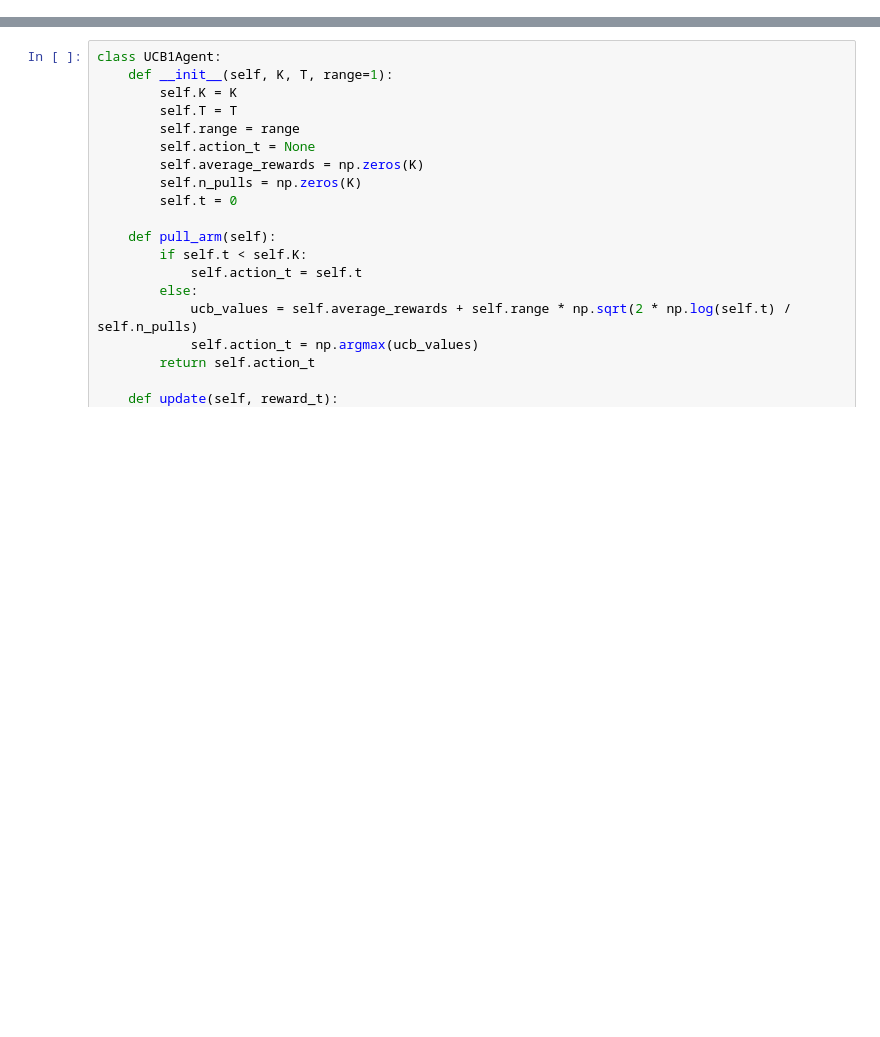
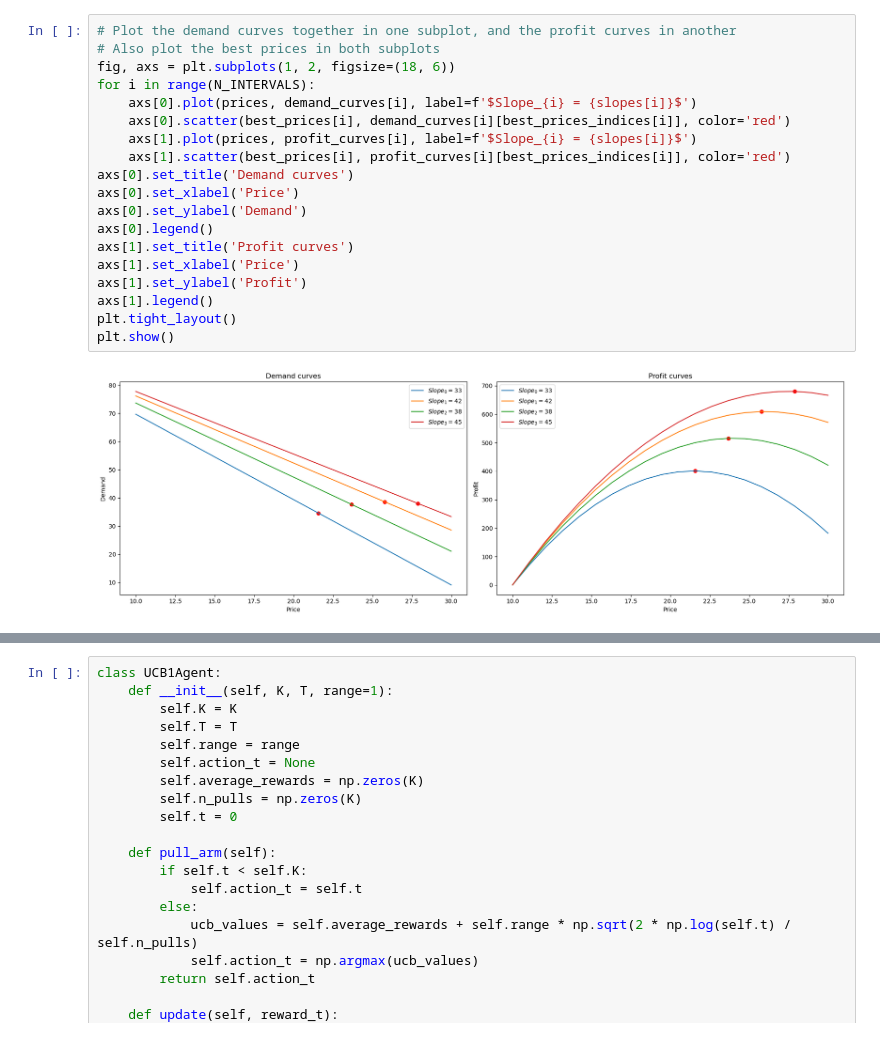
Before and after one commit to GabriFarace/OLA-project, a Jupyter notebook: requirement3.ipynb, the cells around one changed output, grey strips where cells are left out. Saved outputs shown, nothing was run; the diff lists cells and outputs as text; blank space fills up the shorter version.

```diff
--- a/requirement3.ipynb
+++ b/requirement3.ipynb
@@ -7,0 +52,21 @@ conversion_probability = lambda price, slope: 1 - price / slope
+# %%
+# Plot the demand curves together in one subplot, and the profit curves in another
+# Also plot the best prices in both subplots
+fig, axs = plt.subplots(1, 2, figsize=(18, 6))
+for i in range(N_INTERVALS):
+    axs[0].plot(prices, demand_curves[i], label=f'$Slope_{i} = {slopes[i]}$')
+    axs[0].scatter(best_prices[i], demand_curves[i][best_prices_indices[i]], color='red')
+    axs[1].plot(prices, profit_curves[i], label=f'$Slope_{i} = {slopes[i]}$')
+    axs[1].scatter(best_prices[i], profit_curves[i][best_prices_indices[i]], color='red')
+axs[0].set_title('Demand curves')
+axs[0].set_xlabel('Price')
+axs[0].set_ylabel('Demand')
+axs[0].legend()
+axs[1].set_title('Profit curves')
+axs[1].set_xlabel('Price')
+axs[1].set_ylabel('Profit')
+axs[1].legend()
+plt.tight_layout()
+plt.show()
+# %% [output]
+[figure, added]
```
Also changed, not shown: parts of 25 cells of this notebook.
